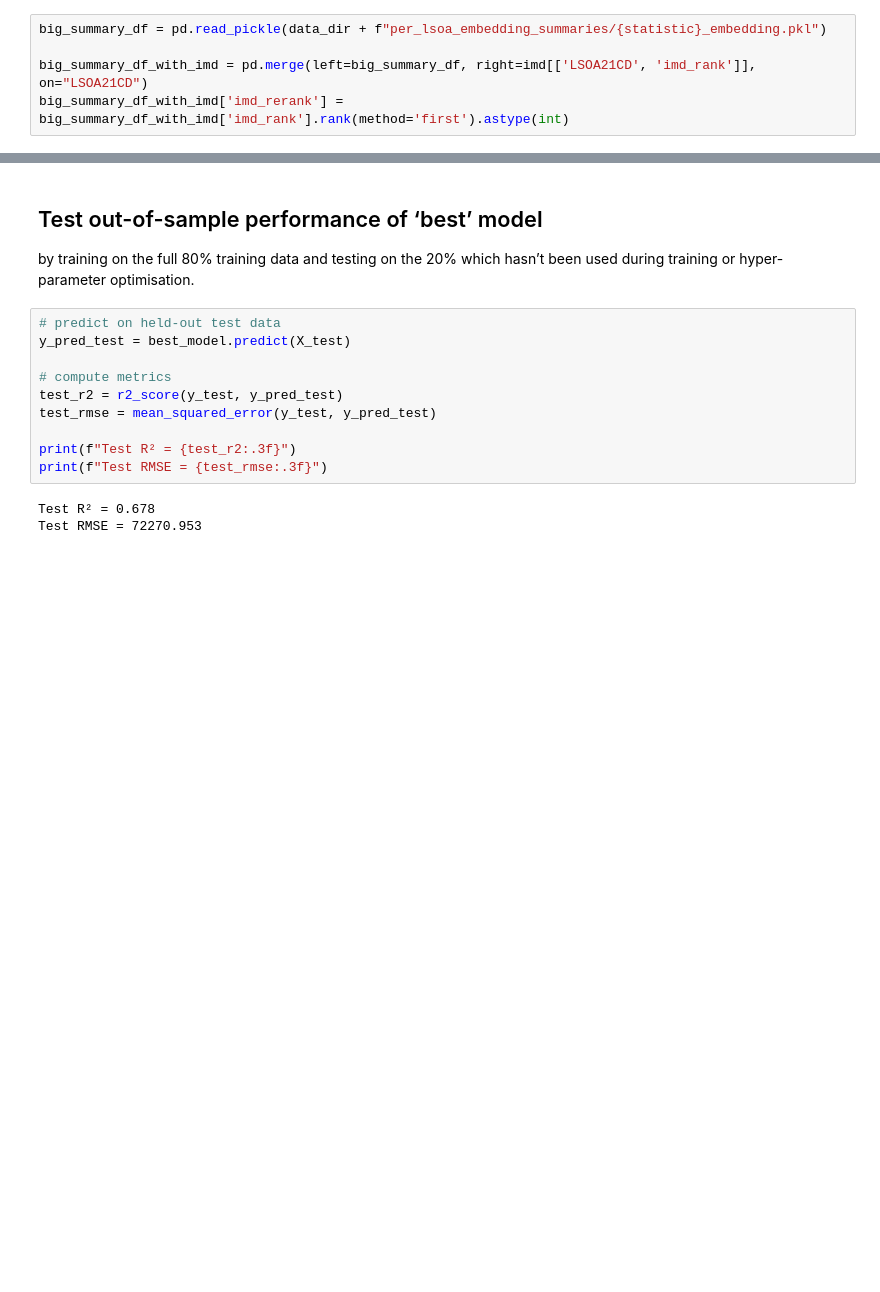
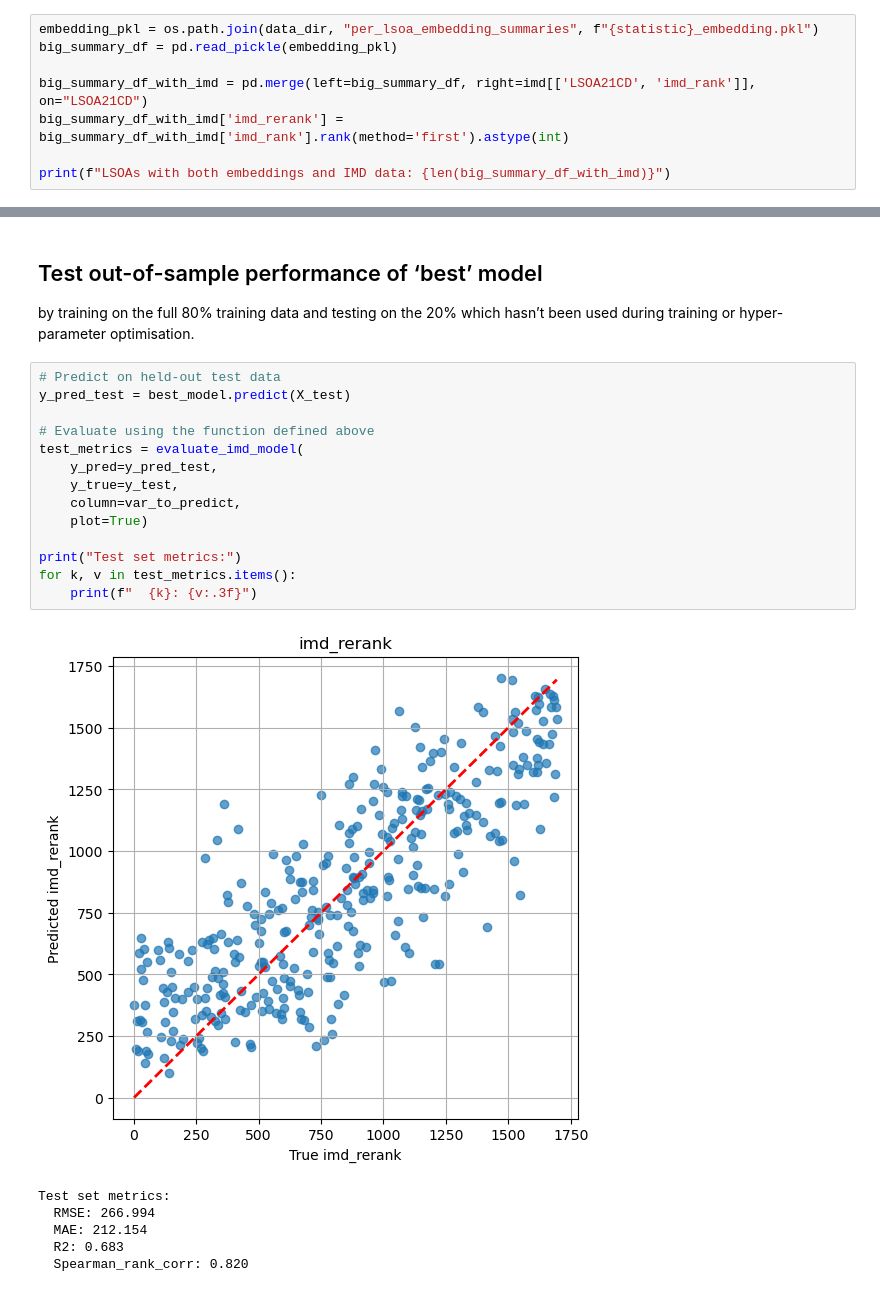
Before and after one commit to Urban-Analytics/INTEGRATE, a Jupyter notebook: llm/python/Embeddings/CLIP/WithClustering/4-RunModelsWithMedianEmbedding.ipynb, the cells around one changed output, grey strips where cells are left out. Drawn from its saved outputs; the diff is of its cells as text; blank space fills up the shorter version.

```diff
--- a/llm/python/Embeddings/CLIP/WithClustering/4-RunModelsWithMedianEmbedding.ipynb
+++ b/llm/python/Embeddings/CLIP/WithClustering/4-RunModelsWithMedianEmbedding.ipynb
@@ -97,5 +127,8 @@ imd = imd.rename(columns=imd_col_map)
 # %%
-big_summary_df = pd.read_pickle(data_dir + f"per_lsoa_embedding_summaries/{statistic}_embedding.pkl")
+embedding_pkl = os.path.join(data_dir, "per_lsoa_embedding_summaries", f"{statistic}_embedding.pkl")
+big_summary_df = pd.read_pickle(embedding_pkl)
 
 big_summary_df_with_imd = pd.merge(left=big_summary_df, right=imd[['LSOA21CD', 'imd_rank']], on="LSOA21CD")
 big_summary_df_with_imd['imd_rerank'] = big_summary_df_with_imd['imd_rank'].rank(method='first').astype(int)
+
+print(f"LSOAs with both embeddings and IMD data: {len(big_summary_df_with_imd)}")
@@ -254,15 +234,23 @@ Saved to best_model_bundle.joblib
 ## Test out-of-sample performance of ‘best’ model
 by training on the full 80% training data and testing on the 20% which hasn’t been used during training or hyper-parameter optimisation.
 # %%
-# predict on held-out test data
+# Predict on held-out test data
 y_pred_test = best_model.predict(X_test)
 
-# compute metrics
-test_r2 = r2_score(y_test, y_pred_test)
-test_rmse = mean_squared_error(y_test, y_pred_test)
+# Evaluate using the function defined above
+test_metrics = evaluate_imd_model(
+    y_pred=y_pred_test,
+    y_true=y_test,
+    column=var_to_predict,
+    plot=True)
 
-print(f"Test R² = {test_r2:.3f}")
-print(f"Test RMSE = {test_rmse:.3f}")
+print("Test set metrics:")
+for k, v in test_metrics.items():
+    print(f"  {k}: {v:.3f}")
 # %% [output]
+[figure, added]
-Test R² = 0.678
-Test RMSE = 72270.953
+Test set metrics:
+  RMSE: 266.994
+  MAE: 212.154
+  R2: 0.683
+  Spearman_rank_corr: 0.820
```
Also changed, not shown: parts of 10 cells of this notebook.
